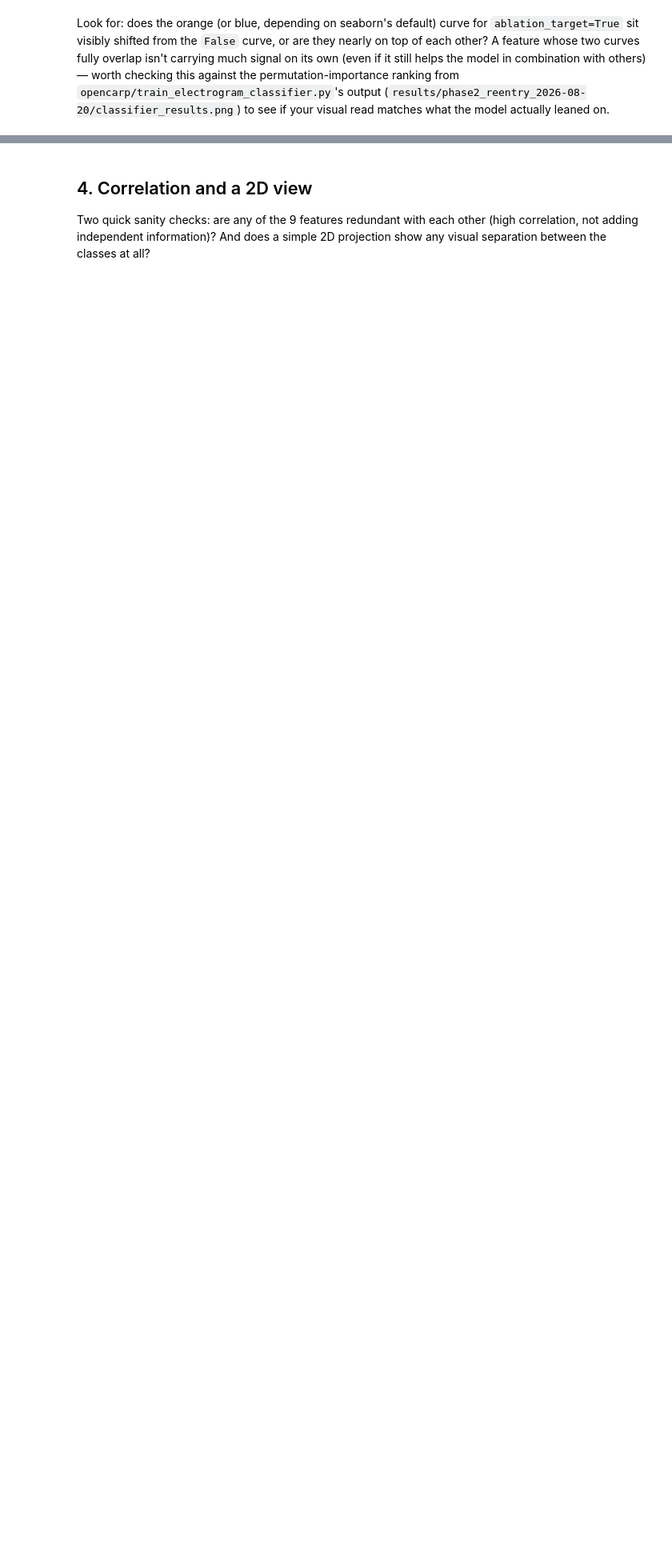
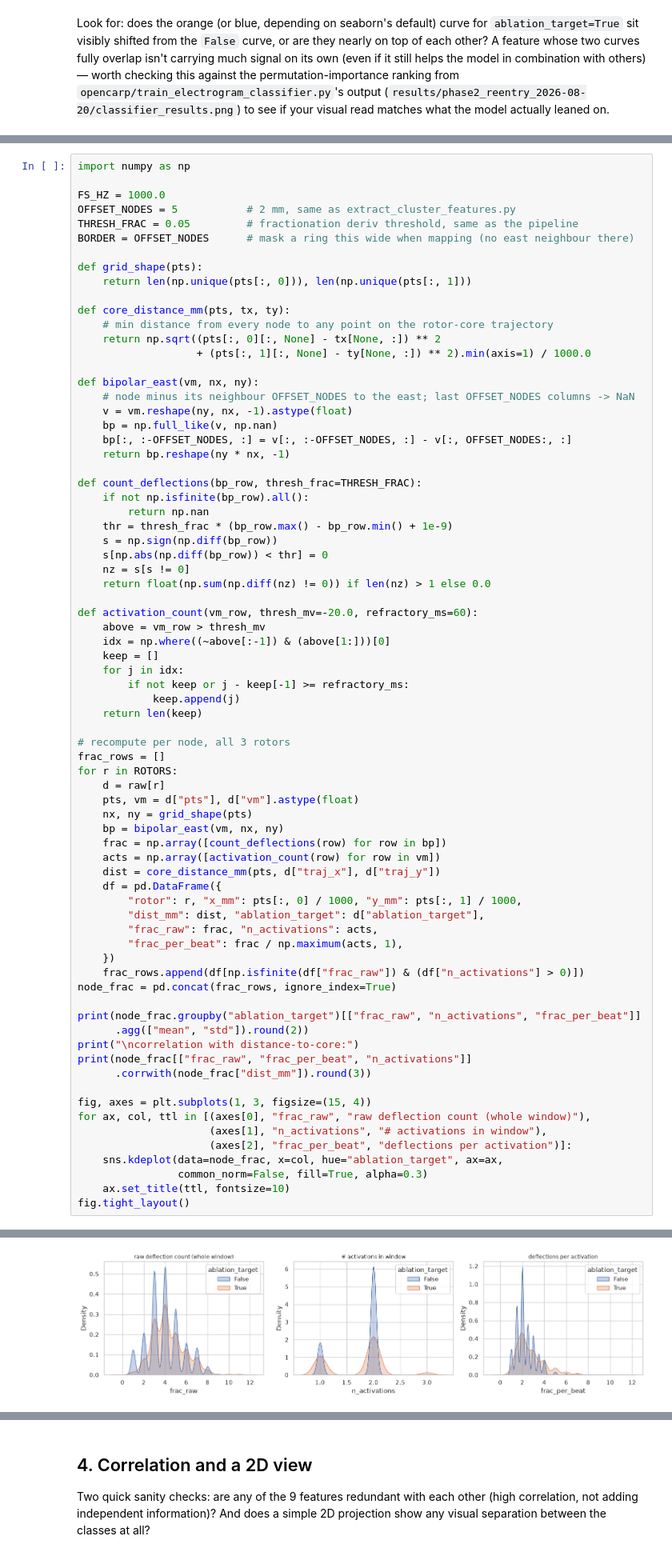
Before and after one commit to NeillWhite/cardiac-ep-portfolio, a Jupyter notebook: opencarp/feature_exploration.ipynb, the cells around one changed output, grey strips where cells are left out. Shown at 80% size. Saved outputs shown, nothing was run; the diff lists cells and outputs as text; blank space fills up the shorter version.

```diff
--- a/opencarp/feature_exploration.ipynb
+++ b/opencarp/feature_exploration.ipynb
@@ -229,0 +243,75 @@ read matches what the model actually leaned on.
+# %%
+import numpy as np
+
+FS_HZ = 1000.0
+OFFSET_NODES = 5           # 2 mm, same as extract_cluster_features.py
+THRESH_FRAC = 0.05         # fractionation deriv threshold, same as the pipeline
+BORDER = OFFSET_NODES      # mask a ring this wide when mapping (no east neighbour there)
+
+def grid_shape(pts):
+    return len(np.unique(pts[:, 0])), len(np.unique(pts[:, 1]))
+
+def core_distance_mm(pts, tx, ty):
+    # min distance from every node to any point on the rotor-core trajectory
+    return np.sqrt((pts[:, 0][:, None] - tx[None, :]) ** 2
+                   + (pts[:, 1][:, None] - ty[None, :]) ** 2).min(axis=1) / 1000.0
+
+def bipolar_east(vm, nx, ny):
+    # node minus its neighbour OFFSET_NODES to the east; last OFFSET_NODES columns -> NaN
+    v = vm.reshape(ny, nx, -1).astype(float)
+    bp = np.full_like(v, np.nan)
+    bp[:, :-OFFSET_NODES, :] = v[:, :-OFFSET_NODES, :] - v[:, OFFSET_NODES:, :]
+    return bp.reshape(ny * nx, -1)
+
+def count_deflections(bp_row, thresh_frac=THRESH_FRAC):
+    if not np.isfinite(bp_row).all():
+        return np.nan
+    thr = thresh_frac * (bp_row.max() - bp_row.min() + 1e-9)
+    s = np.sign(np.diff(bp_row))
+    s[np.abs(np.diff(bp_row)) < thr] = 0
+    nz = s[s != 0]
+    return float(np.sum(np.diff(nz) != 0)) if len(nz) > 1 else 0.0
+
+def activation_count(vm_row, thresh_mv=-20.0, refractory_ms=60):
+    above = vm_row > thresh_mv
+    idx = np.where((~above[:-1]) & (above[1:]))[0]
+    keep = []
+    for j in idx:
+        if not keep or j - keep[-1] >= refractory_ms:
+            keep.append(j)
+    return len(keep)
+
+# recompute per node, all 3 rotors
+frac_rows = []
+for r in ROTORS:
+    d = raw[r]
+    pts, vm = d["pts"], d["vm"].astype(float)
+    nx, ny = grid_shape(pts)
+    bp = bipolar_east(vm, nx, ny)
+    frac = np.array([count_deflections(row) for row in bp])
+    acts = np.array([activation_count(row) for row in vm])
+    dist = core_distance_mm(pts, d["traj_x"], d["traj_y"])
+    df = pd.DataFrame({
+        "rotor": r, "x_mm": pts[:, 0] / 1000, "y_mm": pts[:, 1] / 1000,
+        "dist_mm": dist, "ablation_target": d["ablation_target"],
+        "frac_raw": frac, "n_activations": acts,
+        "frac_per_beat": frac / np.maximum(acts, 1),
+    })
+    frac_rows.append(df[np.isfinite(df["frac_raw"]) & (df["n_activations"] > 0)])
+node_frac = pd.concat(frac_rows, ignore_index=True)
+
+print(node_frac.groupby("ablation_target")[["frac_raw", "n_activations", "frac_per_beat"]]
+      .agg(["mean", "std"]).round(2))
+print("\ncorrelation with distance-to-core:")
+print(node_frac[["frac_raw", "frac_per_beat", "n_activations"]]
+      .corrwith(node_frac["dist_mm"]).round(3))
+
+fig, axes = plt.subplots(1, 3, figsize=(15, 4))
+for ax, col, ttl in [(axes[0], "frac_raw", "raw deflection count (whole window)"),
+                     (axes[1], "n_activations", "# activations in window"),
+                     (axes[2], "frac_per_beat", "deflections per activation")]:
+    sns.kdeplot(data=node_frac, x=col, hue="ablation_target", ax=ax,
+                common_norm=False, fill=True, alpha=0.3)
+    ax.set_title(ttl, fontsize=10)
+fig.tight_layout()
+# %% [output]
@@ -229,0 +329 @@ read matches what the model actually leaned on.
+[figure, added]
```
Also changed, not shown: parts of 8 cells of this notebook, 4 other files.
